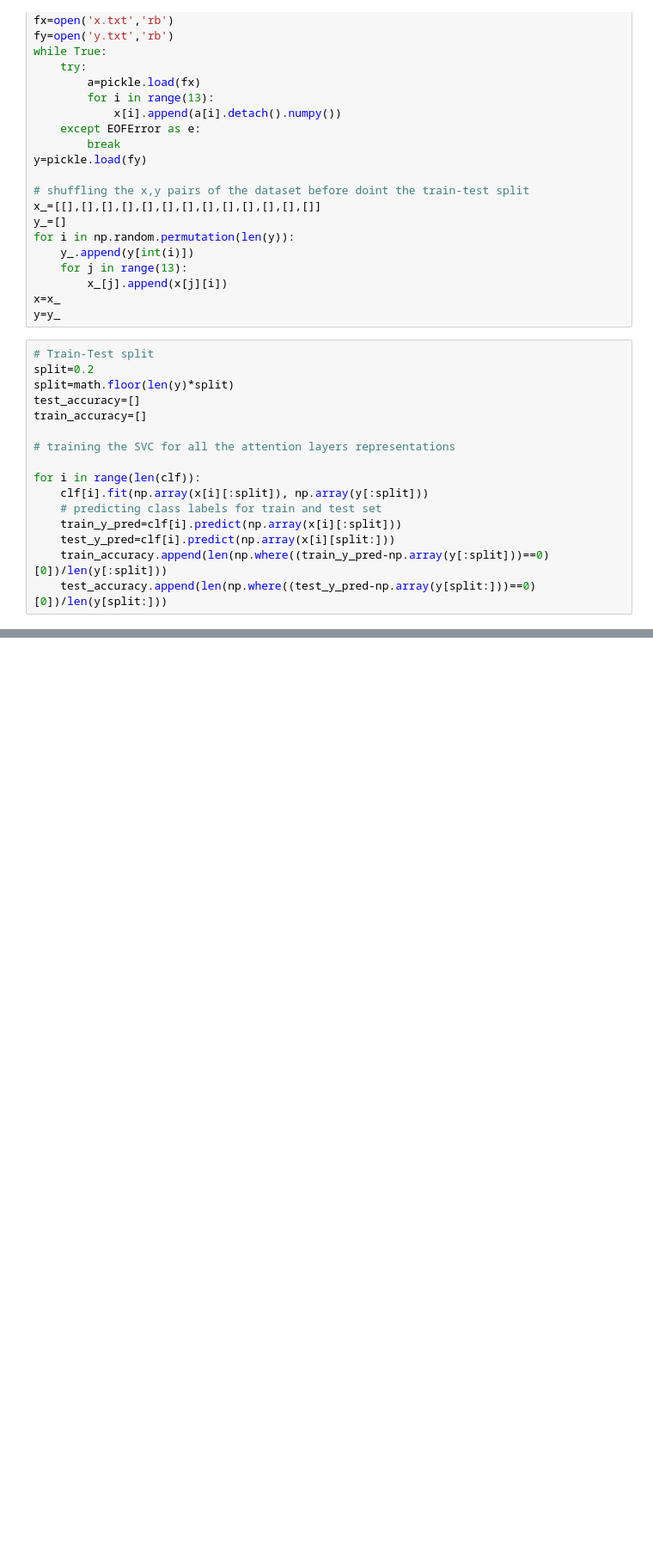
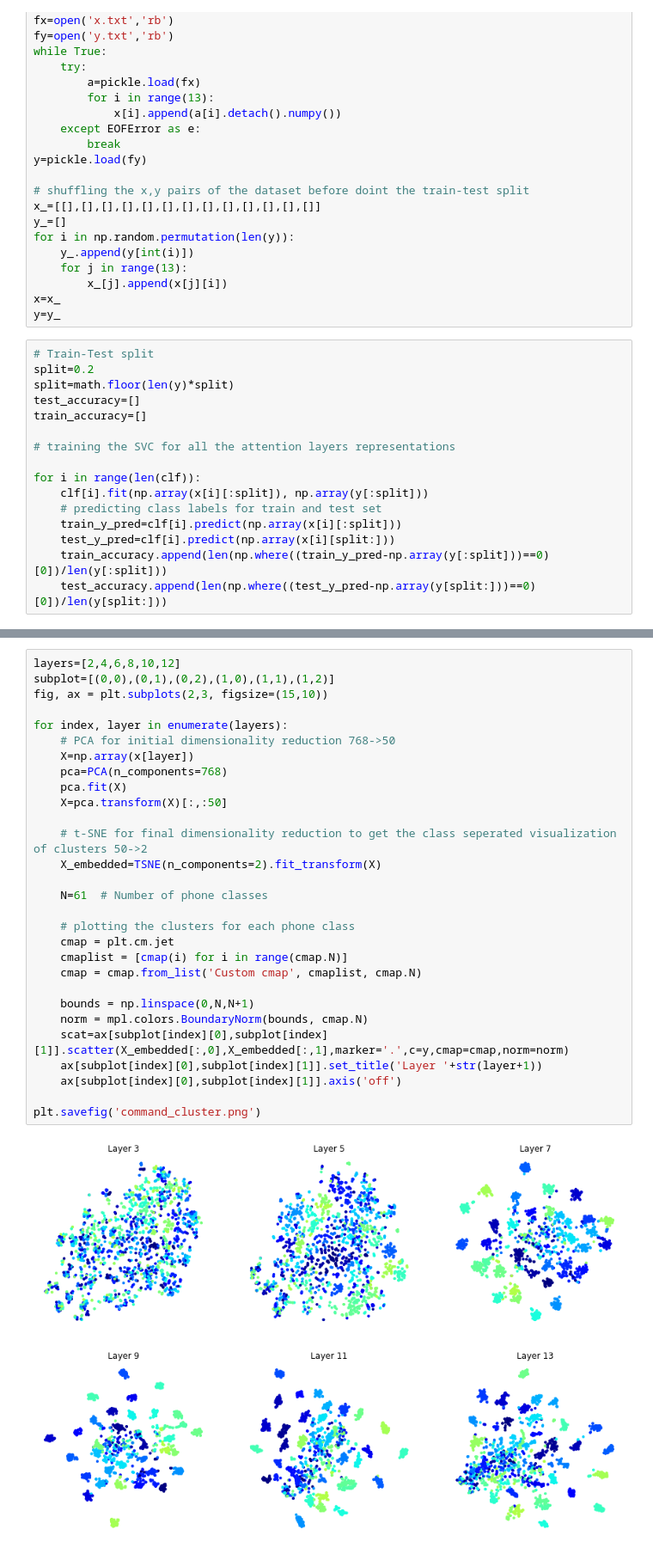
Before and after one commit to siddheshih/Explainability-of-ASR, a Jupyter notebook: command/command.ipynb, the cells around one changed output, grey strips where cells are left out. Shown: that part at 86% size. Saved outputs shown, nothing was run; the diff lists cells and outputs as text; blank space fills up the shorter version.

Commit message:
rep_layers

```diff
--- a/command/command.ipynb
+++ b/command/command.ipynb
@@ -142,0 +143,31 @@ plt.savefig('command_cluster_center.png')
+# %%
+layers=[2,4,6,8,10,12]
+subplot=[(0,0),(0,1),(0,2),(1,0),(1,1),(1,2)]
+fig, ax = plt.subplots(2,3, figsize=(15,10))
+
+for index, layer in enumerate(layers):
+    # PCA for initial dimensionality reduction 768->50
+    X=np.array(x[layer])
+    pca=PCA(n_components=768)
+    pca.fit(X)
+    X=pca.transform(X)[:,:50]
+
+    # t-SNE for final dimensionality reduction to get the class seperated visualization of clusters 50->2
+    X_embedded=TSNE(n_components=2).fit_transform(X)
+
+    N=61  # Number of phone classes
+
+    # plotting the clusters for each phone class
+    cmap = plt.cm.jet
+    cmaplist = [cmap(i) for i in range(cmap.N)]
+    cmap = cmap.from_list('Custom cmap', cmaplist, cmap.N)
+
+    bounds = np.linspace(0,N,N+1)
+    norm = mpl.colors.BoundaryNorm(bounds, cmap.N)
+    scat=ax[subplot[index][0],subplot[index][1]].scatter(X_embedded[:,0],X_embedded[:,1],marker='.',c=y,cmap=cmap,norm=norm)
+    ax[subplot[index][0],subplot[index][1]].set_title('Layer '+str(layer+1))
+    ax[subplot[index][0],subplot[index][1]].axis('off')
+
+plt.savefig('command_cluster.png')
+# %% [output]
+[figure, added]
```
Also changed, not shown: parts of 4 cells of this notebook, 3 other files.
